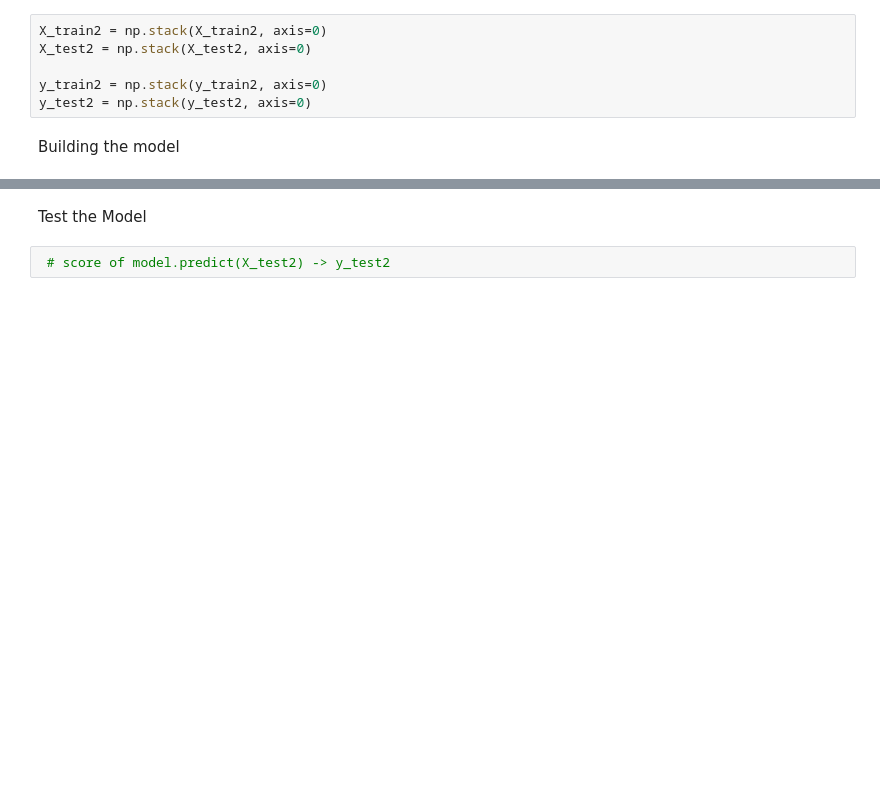
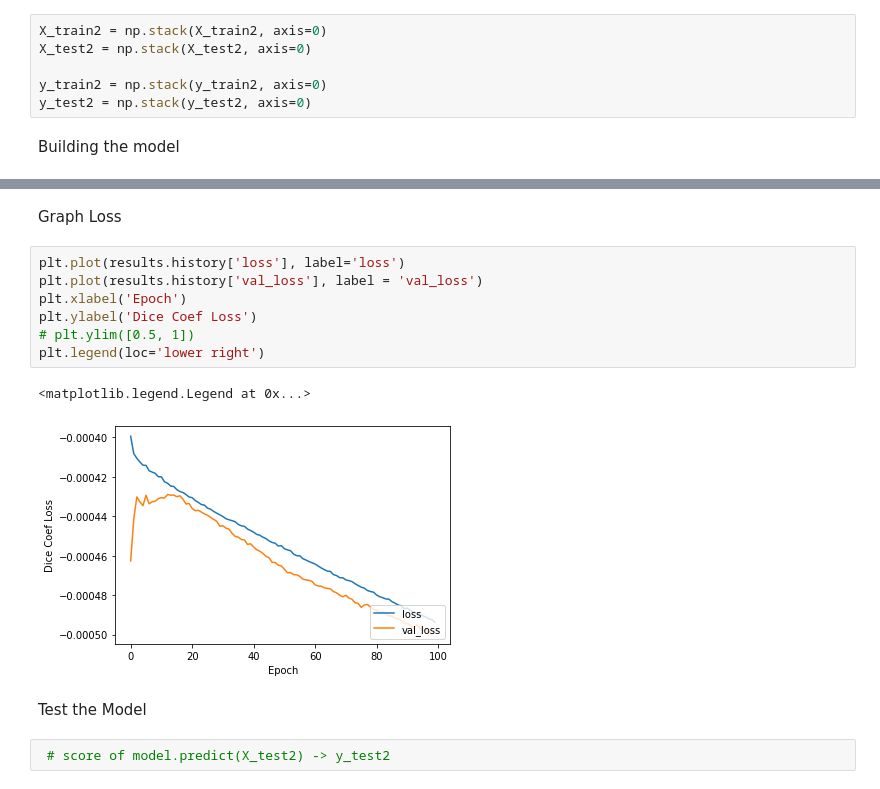
Before and after one commit to jkauf8/liver_segmentation, a Jupyter notebook: Deep_Learning_Liver_Segmentation.ipynb, the cells around one changed output, grey strips where cells are left out. Drawn from its saved outputs; the diff is of its cells as text; blank space fills up the shorter version.

```diff
--- a/Deep_Learning_Liver_Segmentation.ipynb
+++ b/Deep_Learning_Liver_Segmentation.ipynb
@@ -374,3 +374,15 @@ Epoch 100/100
+# %% [markdown]
+Graph Loss
+# %%
+plt.plot(results.history['loss'], label='loss')
+plt.plot(results.history['val_loss'], label = 'val_loss')
+plt.xlabel('Epoch')
+plt.ylabel('Dice Coef Loss')
+# plt.ylim([0.5, 1])
+plt.legend(loc='lower right')
+# %% [output]
+<matplotlib.legend.Legend at 0x...>
+[figure, added]
 # %% [markdown]
 Test the Model
 # %%
```
Also changed, not shown: parts of 4 cells of this notebook.
